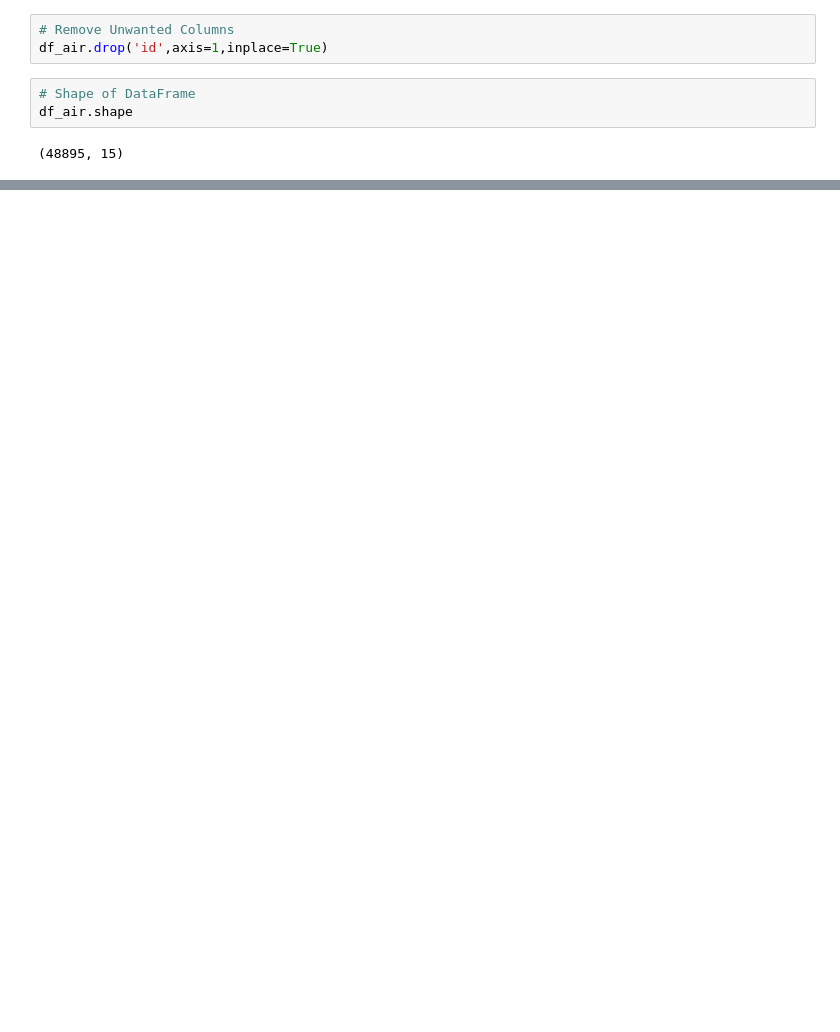
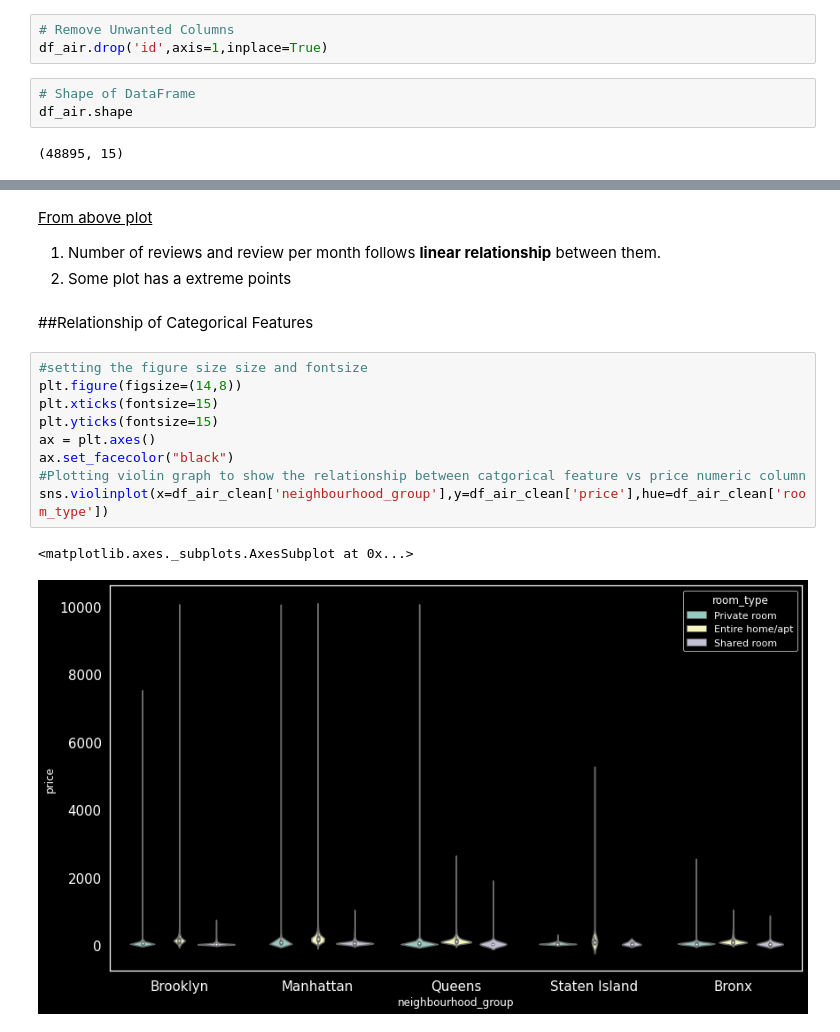
Before and after one commit to Jaiharish-passion07/Almabetter-Capstone_project, a Jupyter notebook: Jai_Harish_capstone_project_Airbnb.ipynb, the cells around one changed output, grey strips where cells are left out. Saved outputs shown, nothing was run; the diff lists cells and outputs as text; blank space fills up the shorter version.

```diff
--- a/Jai_Harish_capstone_project_Airbnb.ipynb
+++ b/Jai_Harish_capstone_project_Airbnb.ipynb
@@ -200,0 +228,18 @@ sns.barplot(df_host['Host_id'],df_host['count'],)
+# %% [markdown]
+<u>From above plot </u>
+1. Number of reviews and review per month follows __linear relationship__ between them.
+2. Some plot has a extreme points
+# %% [markdown]
+##Relationship of Categorical Features
+# %%
+#setting the figure size size and fontsize
+plt.figure(figsize=(14,8))
+plt.xticks(fontsize=15)
+plt.yticks(fontsize=15)
+ax = plt.axes()
+ax.set_facecolor("black")
+#Plotting violin graph to show the relationship between catgorical feature vs price numeric column
+sns.violinplot(x=df_air_clean['neighbourhood_group'],y=df_air_clean['price'],hue=df_air_clean['room_type'])
+# %% [output]
+<matplotlib.axes._subplots.AxesSubplot at 0x...>
+[figure, added]
```
Also changed, not shown: parts of 196 cells of this notebook.
